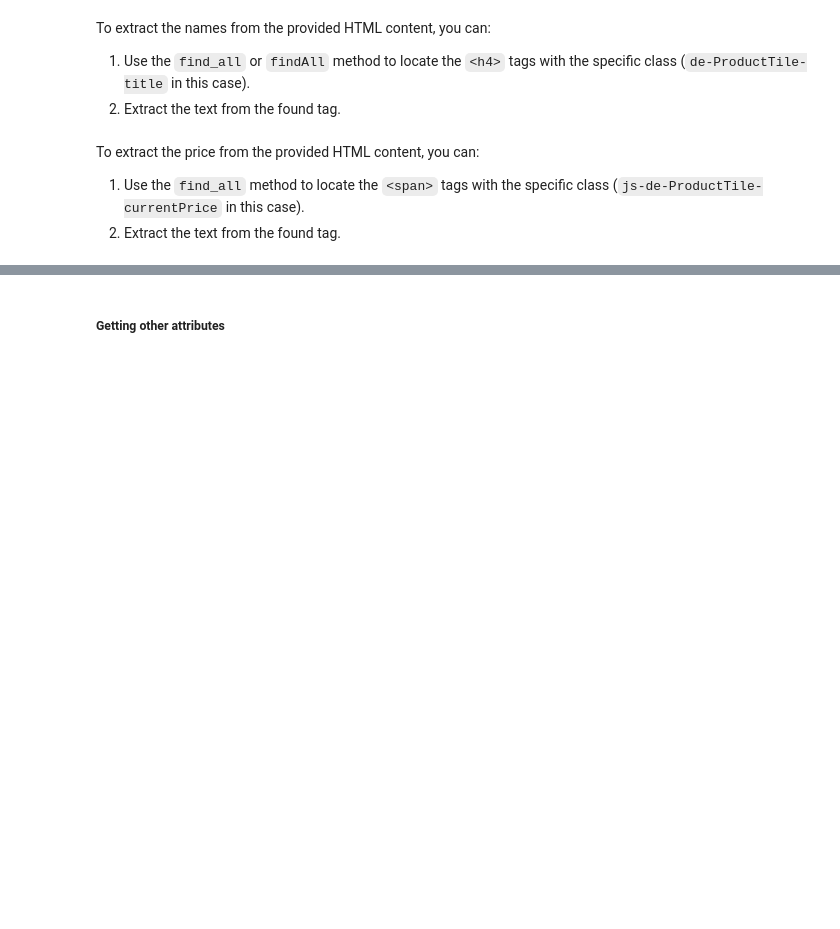
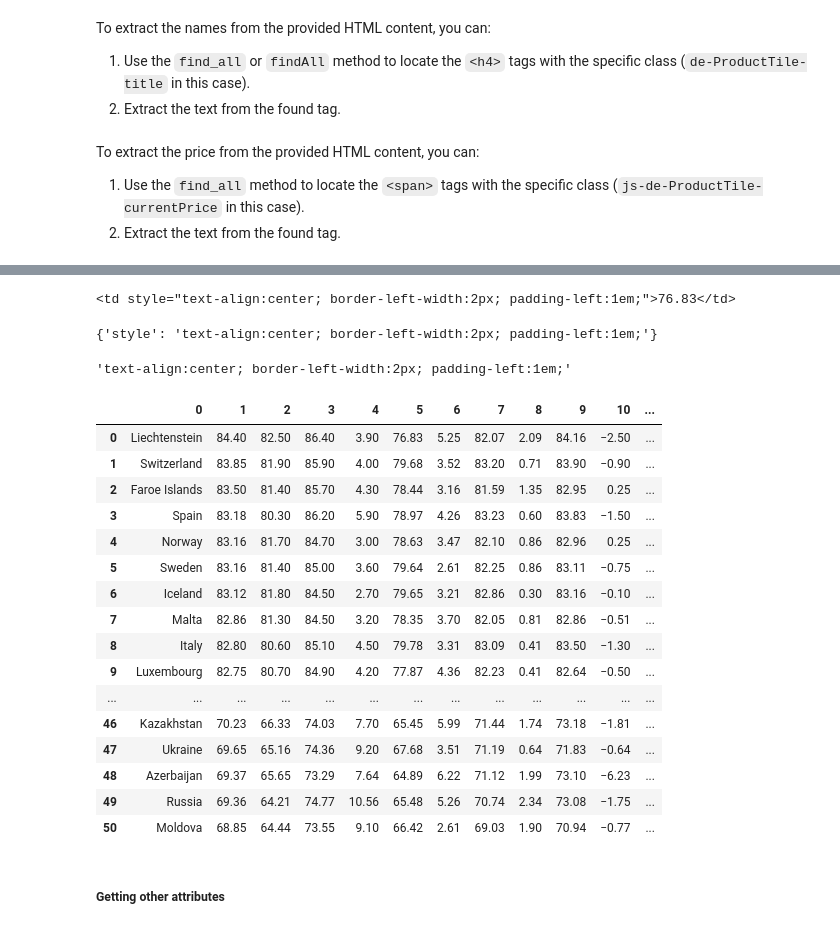
Before and after one commit to Ironhack-Data-Madrid-Enero-2024/apuntes_clase, a Jupyter notebook: semana_2/2.6_web_scraping.ipynb, the cells around one changed output, grey strips where cells are left out. Drawn from its saved outputs; the diff is of its cells as text; code cells hidden in the pictures; blank space fills up the shorter version.

```diff
--- a/semana_2/2.6_web_scraping.ipynb
+++ b/semana_2/2.6_web_scraping.ipynb
@@ -181,0 +210,7 @@ Let's start with a popular tag: `title`.
+# %%
+# parsear  (traducir string a algo similar al html)
+
+
+sopa = bs(html, 'html.parser')
+
+type(sopa)
@@ -225,6 +270,8 @@ To extract the names from the provided HTML content, you can:
 
 1. Use the `find_all` or `findAll` method to locate the `<h4>` tags with the specific class (`de-ProductTile-title` in this case).
 2. Extract the text from the found tag.
+# %%
+tabla = sopa.find_all('table')[0]
 # %% [markdown]
 To extract the price from the provided HTML content, you can:
 
@@ -232,0 +284,4 @@ To extract the price from the provided HTML content, you can:
+# %%
+tabla = tabla.find('tbody')
+# %%
+filas = tabla.find_all('tr')   # lista de filas
@@ -233,3 +370,37 @@ To extract the price from the provided HTML content, you can:
+# %%
+filas[3].find_all('td')[5]
+# %% [output]
+<td style="text-align:center; border-left-width:2px; padding-left:1em;">76.83</td>
+# %%
+filas[3].find_all('td')[5].attrs  # diccionario con las stickers
+# %% [output]
+{'style': 'text-align:center; border-left-width:2px; padding-left:1em;'}
+# %%
+filas[3].find_all('td')[5].attrs['style']
+# %% [output]
+'text-align:center; border-left-width:2px; padding-left:1em;'
+# %%
+import pandas as pd
+
+pd.DataFrame([[e.text for e in f.find_all('td')] for f in filas[3:]])
+# %% [output]
+|  | 0 | 1 | 2 | 3 | 4 | 5 | 6 | 7 | 8 | 9 | 10 | ... |
+| 0 | Liechtenstein | 84.40 | 82.50 | 86.40 | 3.90 | 76.83 | 5.25 | 82.07 | 2.09 | 84.16 | −2.50 | ... |
+| 1 | Switzerland | 83.85 | 81.90 | 85.90 | 4.00 | 79.68 | 3.52 | 83.20 | 0.71 | 83.90 | −0.90 | ... |
+| 2 | Faroe Islands | 83.50 | 81.40 | 85.70 | 4.30 | 78.44 | 3.16 | 81.59 | 1.35 | 82.95 | 0.25 | ... |
+| 3 | Spain | 83.18 | 80.30 | 86.20 | 5.90 | 78.97 | 4.26 | 83.23 | 0.60 | 83.83 | −1.50 | ... |
+| 4 | Norway | 83.16 | 81.70 | 84.70 | 3.00 | 78.63 | 3.47 | 82.10 | 0.86 | 82.96 | 0.25 | ... |
+| 5 | Sweden | 83.16 | 81.40 | 85.00 | 3.60 | 79.64 | 2.61 | 82.25 | 0.86 | 83.11 | −0.75 | ... |
+| 6 | Iceland | 83.12 | 81.80 | 84.50 | 2.70 | 79.65 | 3.21 | 82.86 | 0.30 | 83.16 | −0.10 | ... |
+| 7 | Malta | 82.86 | 81.30 | 84.50 | 3.20 | 78.35 | 3.70 | 82.05 | 0.81 | 82.86 | −0.51 | ... |
+| 8 | Italy | 82.80 | 80.60 | 85.10 | 4.50 | 79.78 | 3.31 | 83.09 | 0.41 | 83.50 | −1.30 | ... |
+| 9 | Luxembourg | 82.75 | 80.70 | 84.90 | 4.20 | 77.87 | 4.36 | 82.23 | 0.41 | 82.64 | −0.50 | ... |
+| ... | ... | ... | ... | ... | ... | ... | ... | ... | ... | ... | ... | ... |
+| 46 | Kazakhstan | 70.23 | 66.33 | 74.03 | 7.70 | 65.45 | 5.99 | 71.44 | 1.74 | 73.18 | −1.81 | ... |
+| 47 | Ukraine | 69.65 | 65.16 | 74.36 | 9.20 | 67.68 | 3.51 | 71.19 | 0.64 | 71.83 | −0.64 | ... |
+| 48 | Azerbaijan | 69.37 | 65.65 | 73.29 | 7.64 | 64.89 | 6.22 | 71.12 | 1.99 | 73.10 | −6.23 | ... |
+| 49 | Russia | 69.36 | 64.21 | 74.77 | 10.56 | 65.48 | 5.26 | 70.74 | 2.34 | 73.08 | −1.75 | ... |
+| 50 | Moldova | 68.85 | 64.44 | 73.55 | 9.10 | 66.42 | 2.61 | 69.03 | 1.90 | 70.94 | −0.77 | ... |
 # %% [markdown]
 ##### **Getting other attributes**
 # %% [markdown]
```
Also changed, not shown: parts of 63 cells of this notebook, 2 other files.
